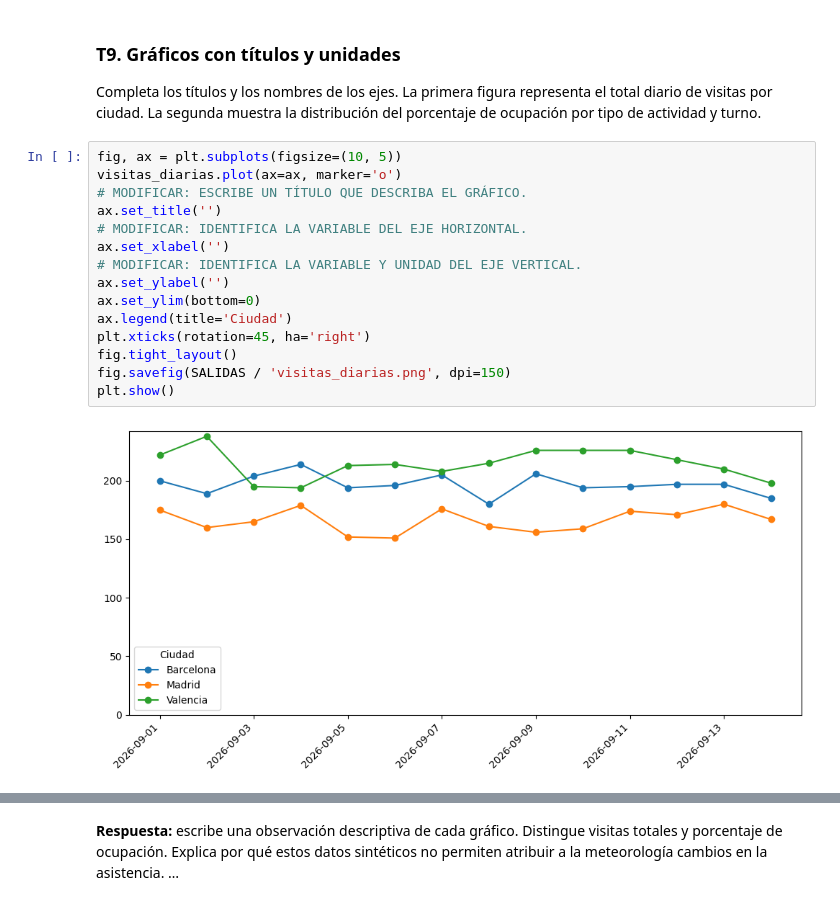
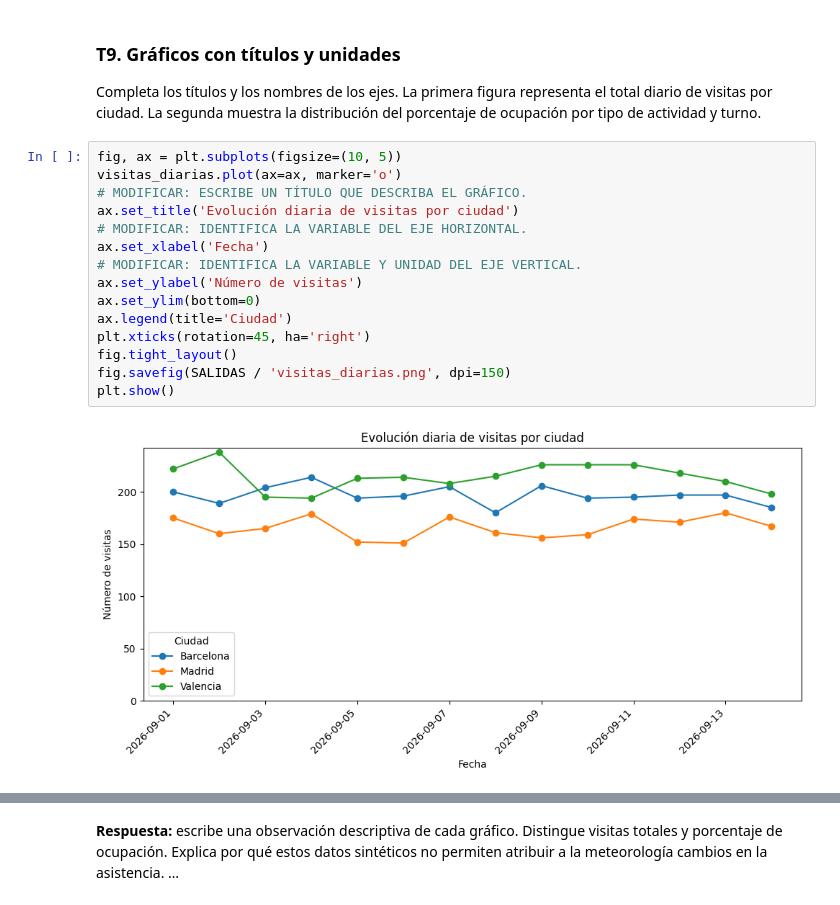
Before and after one commit to adrianathaisnm-png/BA-Adriana-e-Ignacio, a Jupyter notebook: Practica_centros_alumnado_v02.ipynb, the cells around one changed output, grey strips where cells are left out. Saved outputs shown, nothing was run; the diff lists cells and outputs as text.

```diff
--- a/Practica_centros_alumnado_v02.ipynb
+++ b/Practica_centros_alumnado_v02.ipynb
@@ -438,20 +438,20 @@ Completa los títulos y los nombres de los ejes. La primera figura representa el
 # %%
 fig, ax = plt.subplots(figsize=(10, 5))
 visitas_diarias.plot(ax=ax, marker='o')
 # MODIFICAR: ESCRIBE UN TÍTULO QUE DESCRIBA EL GRÁFICO.
-ax.set_title('')
+ax.set_title('Evolución diaria de visitas por ciudad')
 # MODIFICAR: IDENTIFICA LA VARIABLE DEL EJE HORIZONTAL.
-ax.set_xlabel('')
+ax.set_xlabel('Fecha')
 # MODIFICAR: IDENTIFICA LA VARIABLE Y UNIDAD DEL EJE VERTICAL.
-ax.set_ylabel('')
+ax.set_ylabel('Número de visitas')
 ax.set_ylim(bottom=0)
 ax.legend(title='Ciudad')
 plt.xticks(rotation=45, ha='right')
 fig.tight_layout()
 fig.savefig(SALIDAS / 'visitas_diarias.png', dpi=150)
 plt.show()
 # %% [output]
-[figure, old version]
+[figure, new version]
 # %%
 fig, ax = plt.subplots(figsize=(10, 5))
 sns.boxplot(data=preparada, x='actividad', y='ocupacion_pct', hue='turno', ax=ax)
```
Also changed, not shown: parts of 1 cell of this notebook.
